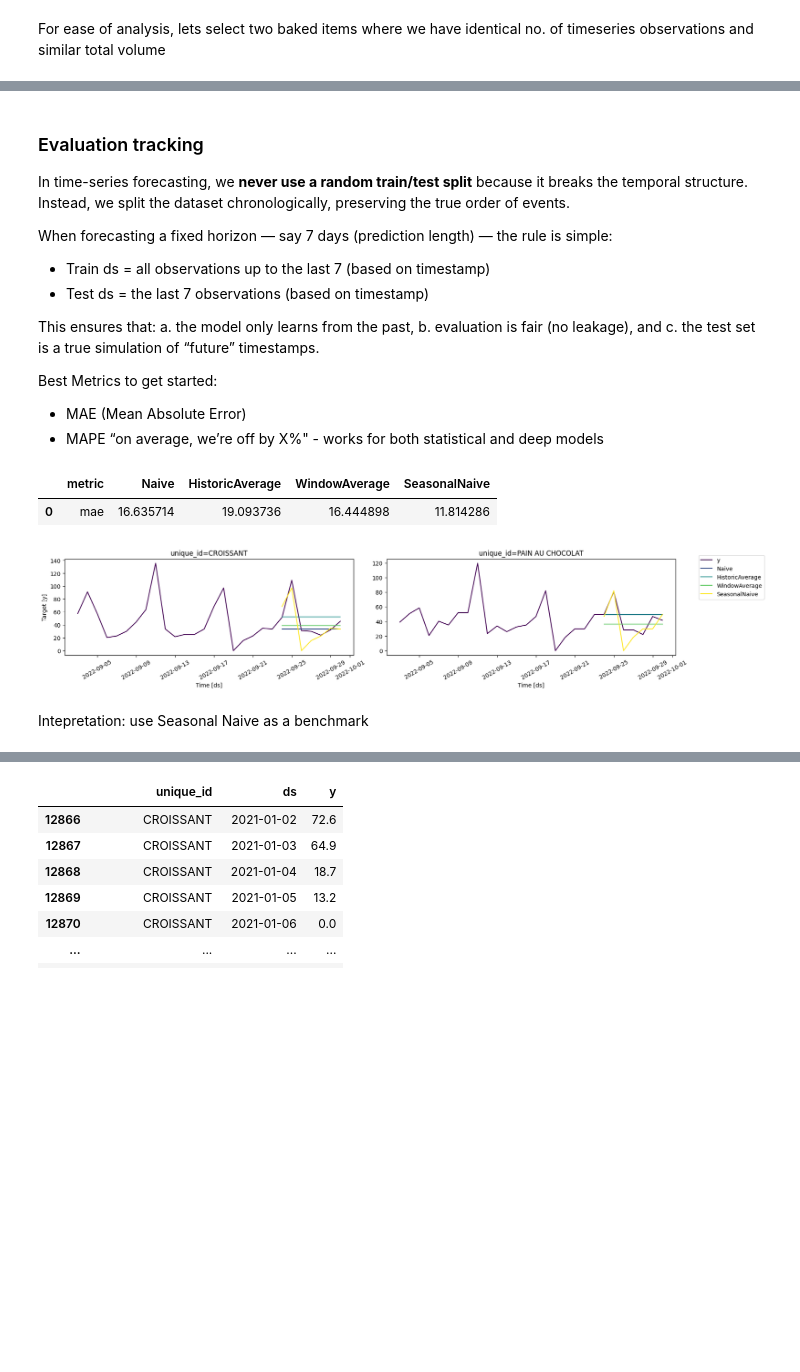
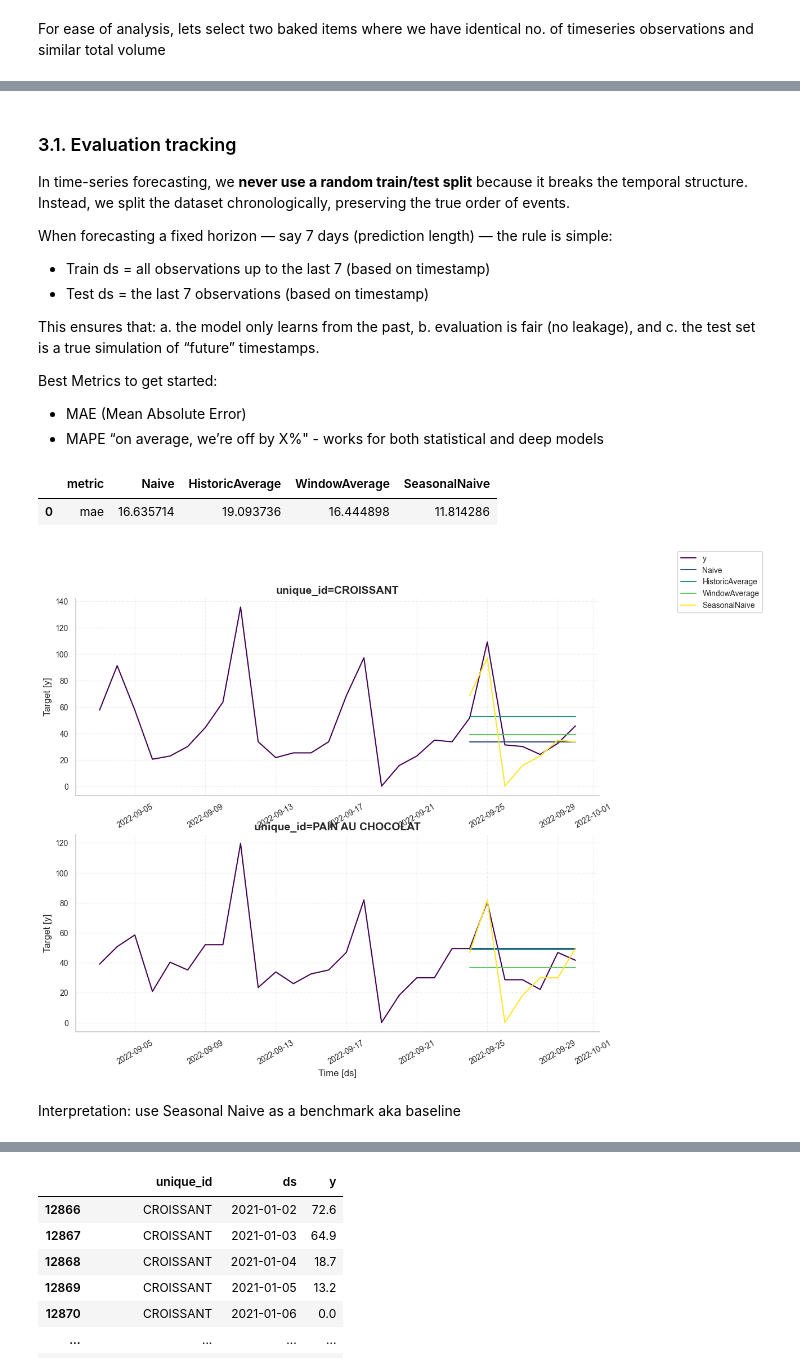
Before and after one commit to toby-gardner-ai/uc-berkeley-aiml-course, a Jupyter notebook: notebooks/Mod10_Time_Series_simple.ipynb, the cells around one changed output, grey strips where cells are left out. Saved outputs shown, nothing was run; the diff lists cells and outputs as text; code cells hidden in the pictures; blank space fills up the shorter version.

```diff
--- a/notebooks/Mod10_Time_Series_simple.ipynb
+++ b/notebooks/Mod10_Time_Series_simple.ipynb
@@ -19,3 +78,11 @@ from utilsforecast.losses import *
 
 import warnings
 warnings.filterwarnings("ignore")
+# %%
+# ── Visualization Style ──────────────────────────────────────────────
+import sys
+import pathlib
+parent=pathlib.Path.cwd().parent
+sys.path.insert(0,str(parent))
+from helpers.visuals import configure_style
+FIG = configure_style()
@@ -92,7 +165,8 @@ benchmark_models = [
     SeasonalNaive(season_length=7)
 ]
 # %% [markdown]
-### Evaluation tracking
+### 3.1. Evaluation tracking <a id='3-1-eval-tracking'></a>
+
 In time-series forecasting, we **never use a random train/test split** because it breaks the temporal structure. Instead, we split the dataset chronologically, preserving the true order of events.
 
 When forecasting a fixed horizon — say 7 days (prediction length) — the rule is simple:
@@ -135,16 +209,18 @@ evaluation.head()
 |  | metric | Naive | HistoricAverage | WindowAverage | SeasonalNaive |
 | 0 | mae | 16.635714 | 19.093736 | 16.444898 | 11.814286 |
 # %%
+fig, axes = plt.subplots(2, 1, figsize=FIG.GRID_2x2)
 monkey_analysis = plot_series(
     df=df,
     forecasts_df=preds_df,
     ids=["CROISSANT", "PAIN AU CHOCOLAT"],
     max_insample_length=28,
-    palette="viridis")
+    palette="viridis",
+    ax=axes)
 
 monkey_analysis
 # %% [output]
-[figure, old version]
+[figure, new version]
 # %% [markdown]
-Intepretation: use Seasonal Naive as a benchmark
+Interpretation: use Seasonal Naive as a benchmark aka baseline
 # %% [markdown]
```
Also changed, not shown: parts of 30 cells of this notebook, 5 other files.
